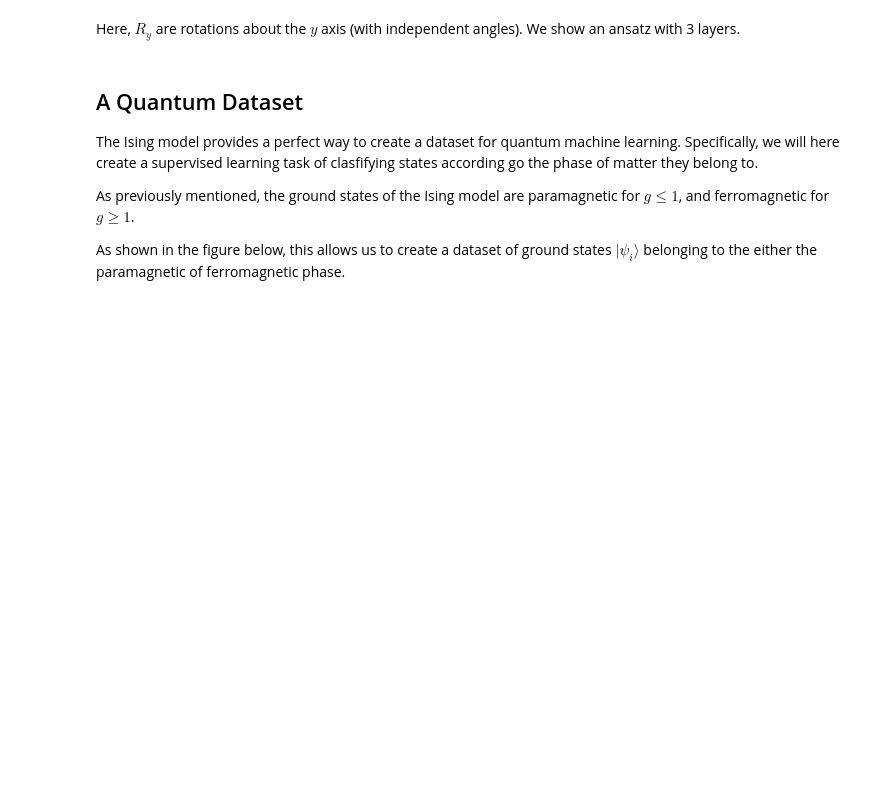
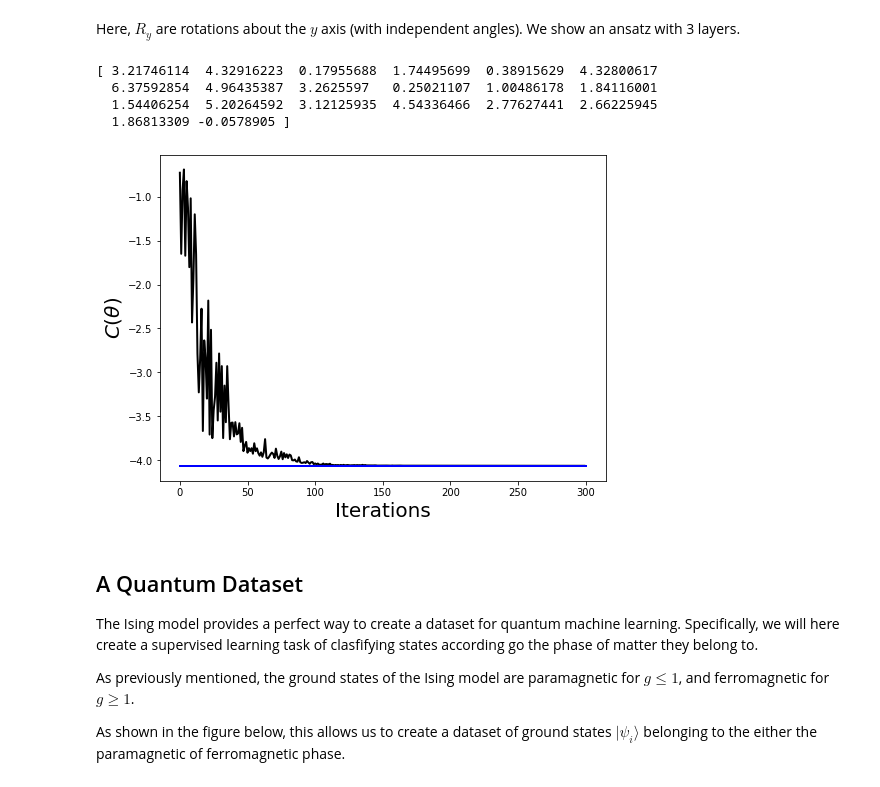
Before and after one commit to deleonja/pwf2021_qml, a Jupyter notebook: QML_practical_exercises.ipynb, the cells around one changed output. Cells and saved outputs as stored; diff of their text form; code cells hidden in the pictures; blank space fills up the shorter version.

```diff
--- a/QML_practical_exercises.ipynb
+++ b/QML_practical_exercises.ipynb
@@ -487,3 +627,48 @@ Here, $R_y$ are rotations about the $y$ axis (with independent angles). We show
+# %%
+# Cost function for Ising model
+backend = Aer.get_backend('statevector_simulator')
+
+def cost_function_Ising_model(theta):
+  quantum_circuit = Ising_circuit(theta, L)
+
+  job = backend.run(quantum_circuit)
+  result = job.result()
+  outputstate = result.get_statevector(quantum_circuit, decimals=10)
+
+  cost_value = np.real(np.vdot(outputstate, np.matmul(H_Ising(4, 0.25), outputstate)))
+  cost_function_values.append(cost_value)
+  return cost_value
+# %%
+# Load an optimization package
+from scipy.optimize import minimize
+
+## We can optimize the cost function using the minimize function.
+
+# Set numpy random seed
+np.random.seed(4238)
+
+# First, we set a random parameter for theta to start the optimization
+L = 2
+parameters = 8 + 6*L
+theta0 = np.random.rand(parameters) * 2 * np.pi
+
+# We then run the optimization using the COBYLA method, with a maximum of 300 iteration steps
+cost_function_values = []
+out = minimize(cost_function_Ising_model, theta0, method="COBYLA", options={'maxiter':300})
+
+print(out.x)
+plt.figure(figsize=(8,6))
+plt.plot(cost_function_values,'k-', linewidth=2)
+plt.plot(np.linspace(0,300,10),[np.linalg.eigvalsh(H_Ising(4, 0.25))[0]]*10,'b-',linewidth=2)
+plt.ylabel(r'$C(\theta)$',size=20)
+plt.xlabel('Iterations',size=20)
+plt.show()
+# %% [output]
+[ 3.21746114  4.32916223  0.17955688  1.74495699  0.38915629  4.32800617
+  6.37592854  4.96435387  3.2625597   0.25021107  1.00486178  1.84116001
+  1.54406254  5.20264592  3.12125935  4.54336466  2.77627441  2.66225945
+  1.86813309 -0.0578905 ]
+[figure, added]
 # %% [markdown]
 ## A Quantum Dataset
 The Ising model provides a perfect way to create a dataset for quantum machine learning. Specifically, we will here create a supervised learning task of clasfifying states according go the phase of matter they belong to.
```
Also changed, not shown: parts of 16 cells of this notebook.
